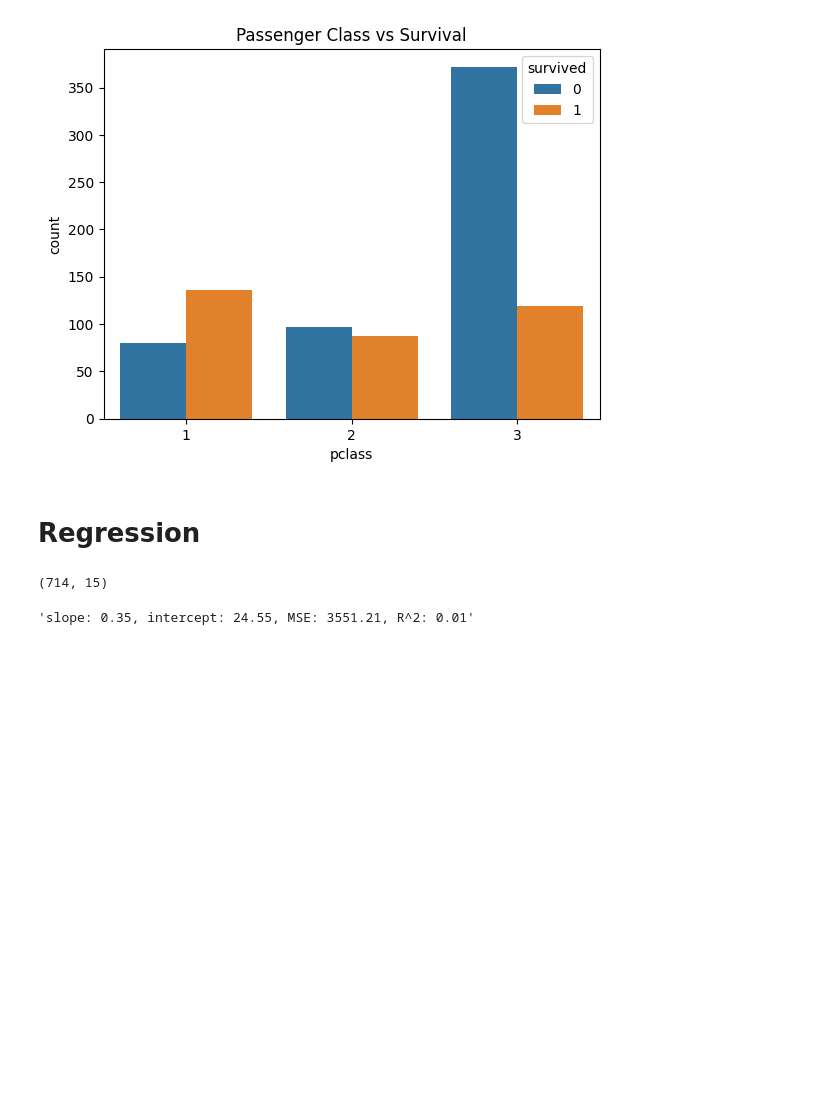
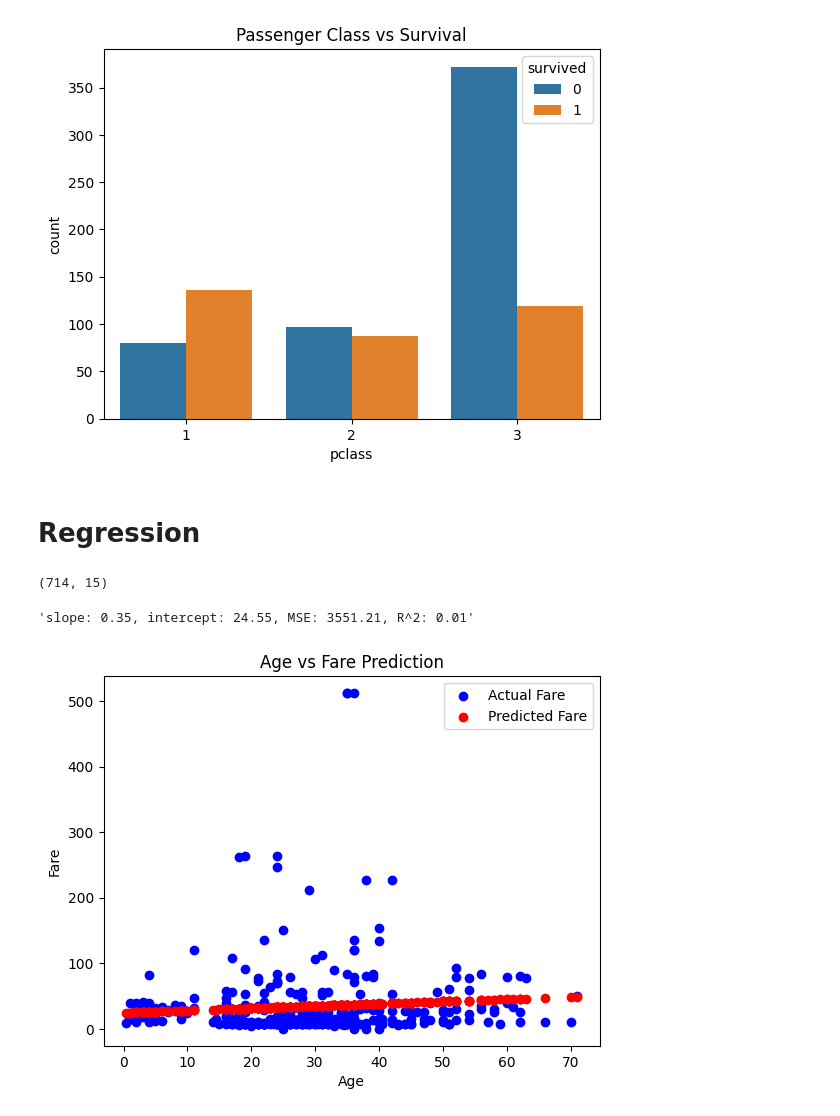
Before and after one commit to shreyjain14/MCA-Assignments, a Jupyter notebook: Trimester-4/ADA/Classwork/2025-06-10.ipynb, the cells around one changed output. Drawn from its saved outputs; the diff is of its cells as text; code cells hidden in the pictures; blank space fills up the shorter version.

Commit message:
added reg graph

```diff
--- a/Trimester-4/ADA/Classwork/2025-06-10.ipynb
+++ b/Trimester-4/ADA/Classwork/2025-06-10.ipynb
@@ -121,3 +121,13 @@ r2 = r2_score(y_reg_test, y_reg_pred)
 f"slope: {simple_reg.coef_[0]:.2f}, intercept: {simple_reg.intercept_:.2f}, MSE: {mse:.2f}, R^2: {r2:.2f}"
 # %% [output]
 'slope: 0.35, intercept: 24.55, MSE: 3551.21, R^2: 0.01'
+# %%
+plt.scatter(x_test_age, y_reg_test, color='blue', label='Actual Fare')
+plt.scatter(x_test_age, y_reg_pred, color='red', label='Predicted Fare')
+plt.xlabel('Age')
+plt.ylabel('Fare')
+plt.title('Age vs Fare Prediction')
+plt.legend()
+plt.show()
+# %% [output]
+[figure, added]
```
